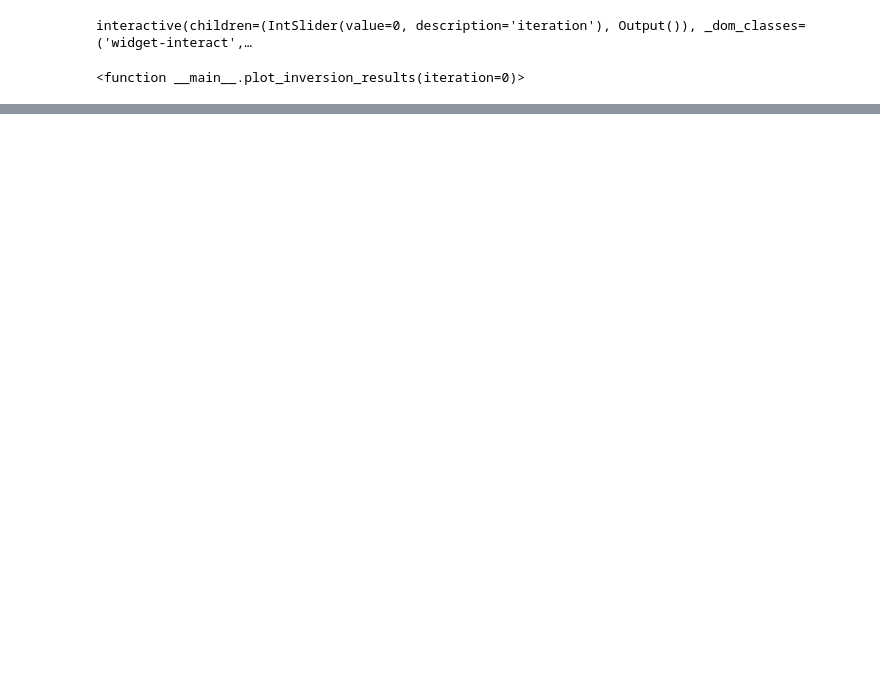
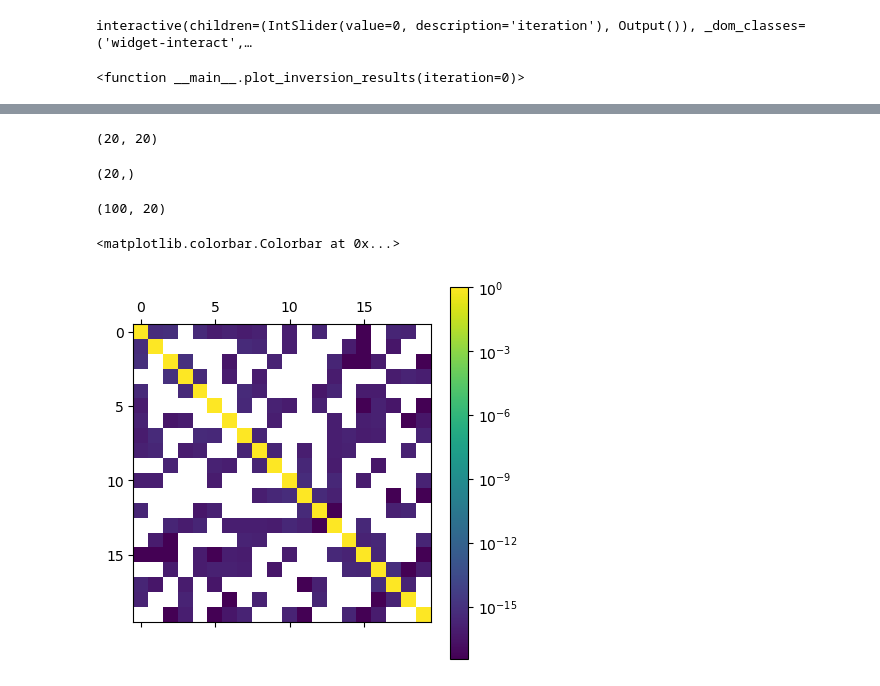
Before and after one commit to lheagy/eosc-454, a Jupyter notebook: lectures/Linear-problem.ipynb, the cells around one changed output, grey strips where cells are left out. Cells and saved outputs as stored; diff of their text form; code cells hidden in the pictures; blank space fills up the shorter version.

```diff
--- a/lectures/Linear-problem.ipynb
+++ b/lectures/Linear-problem.ipynb
@@ -279,0 +284,26 @@ interactive(children=(IntSlider(value=0, description='iteration'), Output()), _d
+# %%
+m = get_model(
+    x_centers,
+    x_boxcar_min=0.2, x_boxcar_max=0.25, amplitude_boxcar=0.7,
+    x0_gaussian=0.6, sigma_gaussian=0.05, amplitude_gaussian=0.4
+)
+G = get_G(x_nodes, n_kernels=20, p=-0.1, q=0.1, j0=1, jN=40)
+d = G @ m
+
+noise_level = 0
+dobs = d + noise_level * np.random.randn(len(d))
+# %%
+U, l, VT = np.linalg.svd(G, full_matrices=False)
+V = VT.T
+# %%
+U.shape
+# %% [output]
+(20, 20)
+# %%
+l.shape
+# %% [output]
+(20,)
+# %%
+V.shape
+# %% [output]
+(100, 20)
@@ -279,0 +314,5 @@ interactive(children=(IntSlider(value=0, description='iteration'), Output()), _d
+# %%
+plt.colorbar(plt.matshow(V.T @ V, norm=LogNorm()))
+# %% [output]
+<matplotlib.colorbar.Colorbar at 0x...>
+[figure, added]
```
Also changed, not shown: parts of 14 cells of this notebook.
